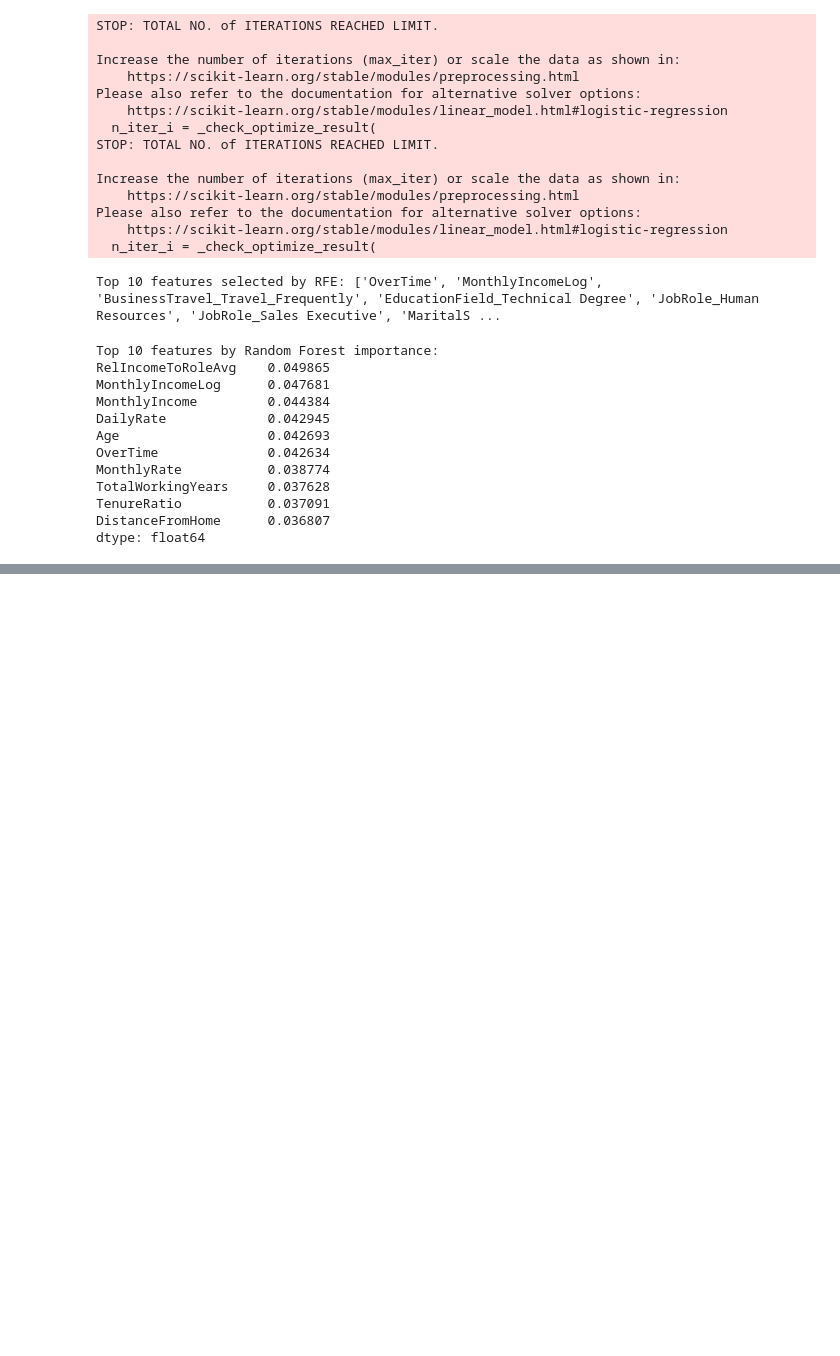
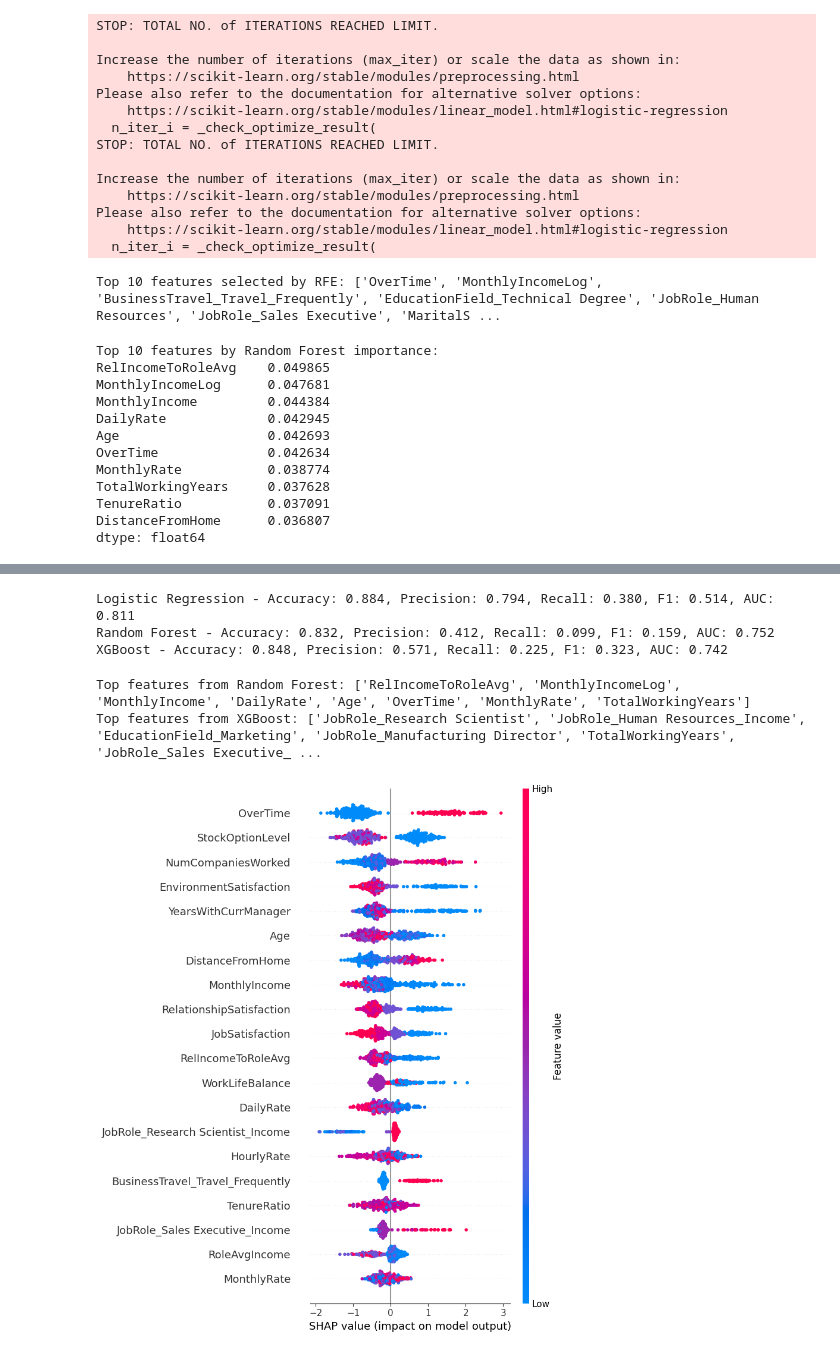
Before and after one commit to nipunaluthge/employee-attrition-analysis, a Jupyter notebook: Portfolio_individual_Employee_Attrition_Prediction.ipynb, the cells around one changed output, grey strips where cells are left out. Drawn from its saved outputs; the diff is of its cells as text; code cells hidden in the pictures; blank space fills up the shorter version.

Commit message:
Model Training and Hyperparameter Tuning and evaluation added

```diff
--- a/Portfolio_individual_Employee_Attrition_Prediction.ipynb
+++ b/Portfolio_individual_Employee_Attrition_Prediction.ipynb
@@ -223,0 +294,34 @@ dtype: float64
+# %%
+# Logistic Regression
+log_reg = LogisticRegression(max_iter=1000, solver='lbfgs')
+# We can use GridSearchCV to tune inverse regularization strength C
+param_grid_lr = {'C': [0.01, 0.1, 1, 10]}
+grid_lr = GridSearchCV(log_reg, param_grid_lr, cv=cv, scoring='f1')
+grid_lr.fit(X_train, y_train)
+best_lr = grid_lr.best_estimator_
+print("Best LogisticRegression params:", grid_lr.best_params_)
+
+# Random Forest
+rf_clf = RandomForestClassifier(random_state=42)
+param_grid_rf = {
+    'n_estimators': [100, 200],
+    'max_depth': [None, 5, 10],
+    'min_samples_leaf': [1, 4]
+}
+grid_rf = GridSearchCV(rf_clf, param_grid_rf, cv=cv, scoring='f1')
+grid_rf.fit(X_train, y_train)
+best_rf = grid_rf.best_estimator_
+print("Best RandomForest params:", grid_rf.best_params_)
+
+# XGBoost
+from xgboost import XGBClassifier
+xgb_clf = XGBClassifier(use_label_encoder=False, eval_metric='logloss', random_state=42)
+param_grid_xgb = {
+    'n_estimators': [100, 200],
+    'max_depth': [3, 6],
+    'learning_rate': [0.1, 0.3]
+}
+grid_xgb = GridSearchCV(xgb_clf, param_grid_xgb, cv=cv, scoring='f1')
+grid_xgb.fit(X_train, y_train)
+best_xgb = grid_xgb.best_estimator_
+print("Best XGBoost params:", grid_xgb.best_params_)
@@ -223,0 +366,5 @@ dtype: float64
+# %%
+# Train the best models on the full training set
+best_lr.fit(X_train, y_train)
+best_rf.fit(X_train, y_train)
+best_xgb.fit(X_train, y_train)
@@ -223,0 +393,39 @@ dtype: float64
+# %%
+models = {
+    "Logistic Regression": best_lr,
+    "Random Forest": best_rf,
+    "XGBoost": best_xgb
+}
+
+# Evaluate each model on test set
+for name, model in models.items():
+    y_pred = model.predict(X_test)
+    y_prob = model.predict_proba(X_test)[:, 1]  # probability of class 1 (Attrition)
+    acc = accuracy_score(y_test, y_pred)
+    prec = precision_score(y_test, y_pred)
+    rec = recall_score(y_test, y_pred)
+    f1 = f1_score(y_test, y_pred)
+    auc = roc_auc_score(y_test, y_prob)
+    print(f"{name} - Accuracy: {acc:.3f}, Precision: {prec:.3f}, Recall: {rec:.3f}, F1: {f1:.3f}, AUC: {auc:.3f}")
+# %% [output]
+Logistic Regression - Accuracy: 0.884, Precision: 0.794, Recall: 0.380, F1: 0.514, AUC: 0.811
+Random Forest - Accuracy: 0.832, Precision: 0.412, Recall: 0.099, F1: 0.159, AUC: 0.752
+XGBoost - Accuracy: 0.848, Precision: 0.571, Recall: 0.225, F1: 0.323, AUC: 0.742
+# %%
+# Random Forest feature importance (already computed as 'importances' Series above)
+print("Top features from Random Forest:", list(importances.head(8).index))
+
+# XGBoost feature importance
+xgb_importances = pd.Series(best_xgb.feature_importances_, index=X_train.columns).sort_values(ascending=False)
+print("Top features from XGBoost:", list(xgb_importances.head(8).index))
+# %% [output]
+Top features from Random Forest: ['RelIncomeToRoleAvg', 'MonthlyIncomeLog', 'MonthlyIncome', 'DailyRate', 'Age', 'OverTime', 'MonthlyRate', 'TotalWorkingYears']
+Top features from XGBoost: ['JobRole_Research Scientist', 'JobRole_Human Resources_Income', 'EducationField_Marketing', 'JobRole_Manufacturing Director', 'TotalWorkingYears', 'JobRole_Sales Executive_ ...
+# %%
+explainer = shap.TreeExplainer(best_xgb)
+shap_values = explainer.shap_values(X_test)
+
+# SHAP summary plot for global feature importance
+shap.summary_plot(shap_values, X_test)
+# %% [output]
+[figure, added]
```
Also changed, not shown: parts of 7 cells of this notebook.
